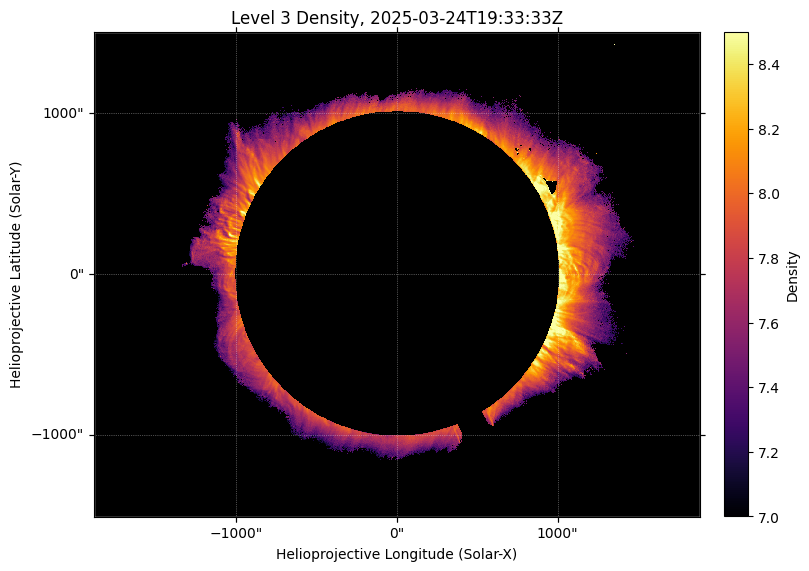
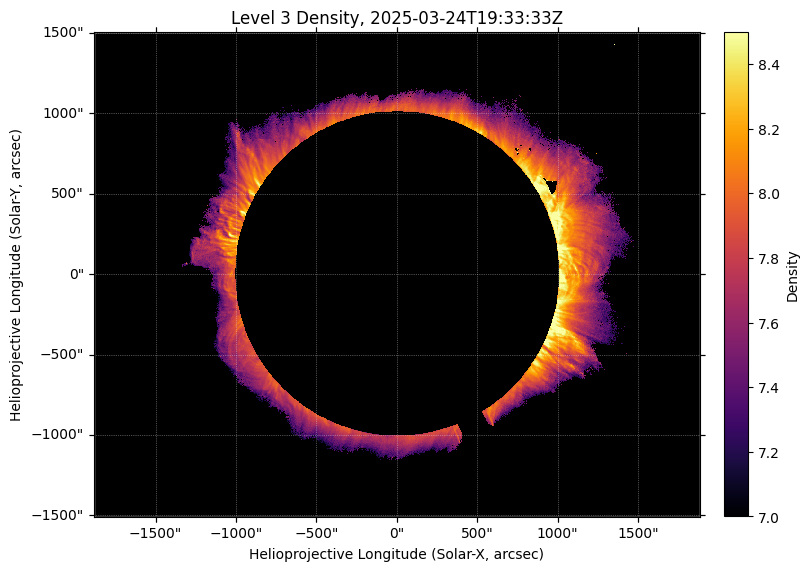
Code edit (unified diff) that turned the first committed figure into the second:
--- before
+++ after
@@ -8,4 +8,8 @@
 ax.set_facecolor("black")
 cbar = plt.colorbar(im, ax=ax, fraction=0.04, pad=0.04, label='Density')
+ax.set_xlabel('Helioprojective Longitude (Solar-X, arcsec)')
+ax.set_ylabel('Helioprojective Longitude (Solar-Y, arcsec)')
+ax.coords[0].set_ticks(number=8)
+ax.coords[1].set_ticks(number=8)
 utc_string = ucomp_time.strftime("%Y-%m-%dT%H:%M:%SZ")
 plt.title(f'Level 3 Density, {utc_string}')

Commit: plotting updates (labels and ticks) for phase 2 and 3 plots in tutorial notebooks